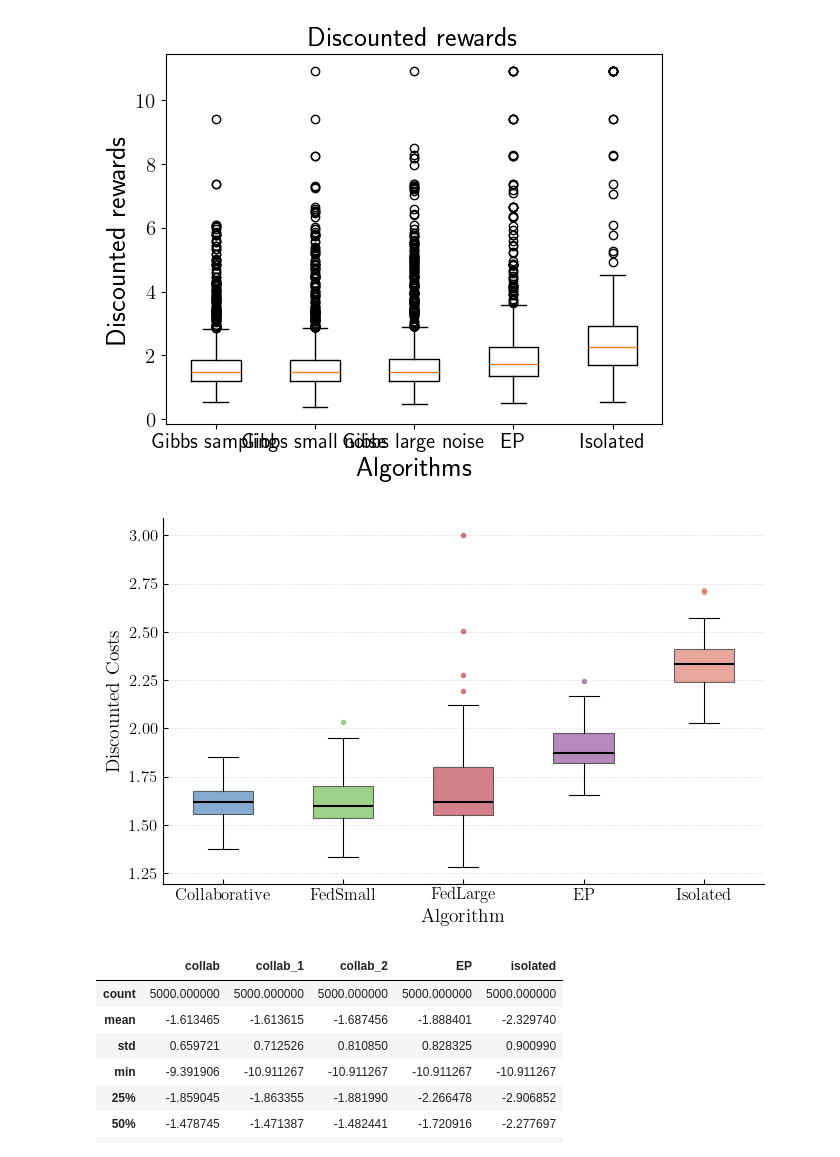
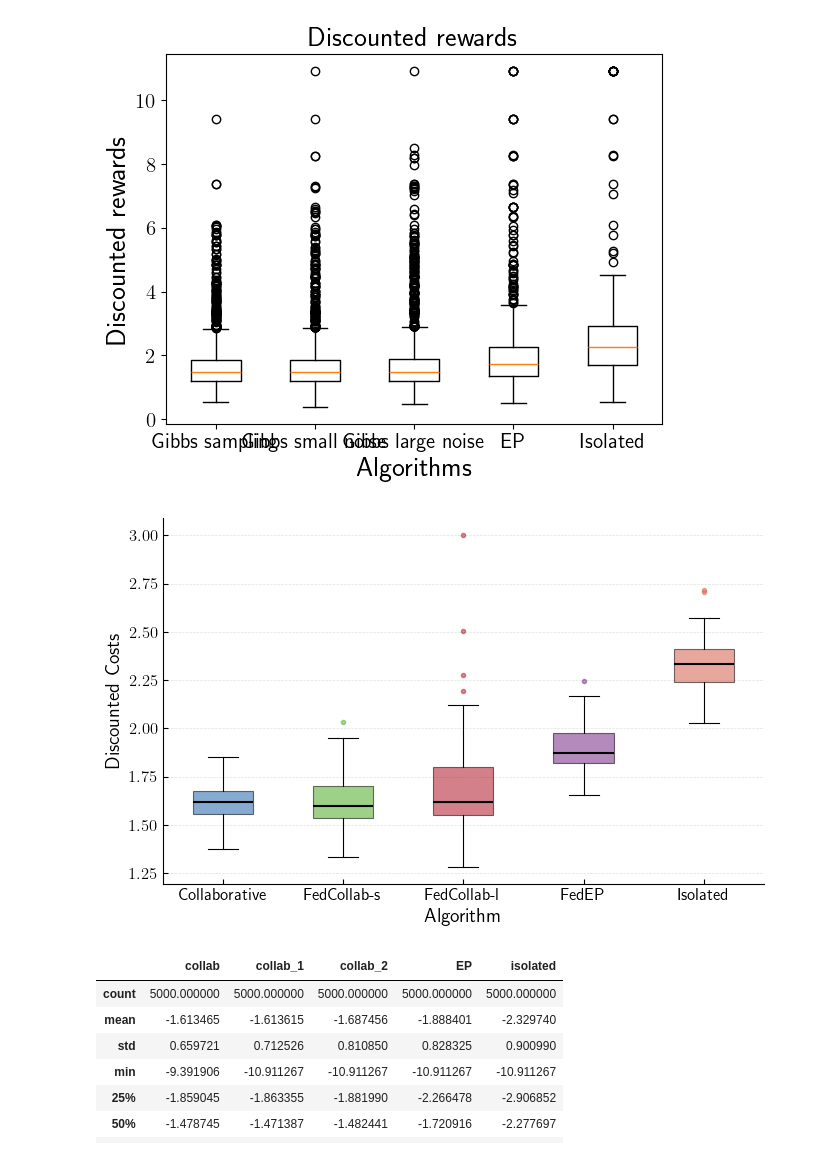
Before and after one commit to pmano-uw/federated_CBM, a Jupyter notebook: linear_degradation_signal/Plot.ipynb, the cells around one changed output. Drawn from its saved outputs; the diff is of its cells as text; code cells hidden in the pictures.

```diff
--- a/linear_degradation_signal/Plot.ipynb
+++ b/linear_degradation_signal/Plot.ipynb
@@ -86,8 +86,8 @@ plt.show()
 # %%
 # --- Style setup (same as main figure) ---
 plt.rcParams.update({
-    'font.family': 'serif',
-    'font.serif': ['Times New Roman', 'DejaVu Serif'],
+    'font.family': 'sans-serif',
+    'font.sans-serif': ['Myriad Pro', 'Fira Sans', 'Source Sans Pro', 'Helvetica Neue'],
     'font.size': 14,
     'axes.titlesize': 15,
     'axes.labelsize': 14,
@@ -117,39 +117,40 @@ COLOR_EP       = '#762A83'
 COLOR_ISO      = '#D6604D'
 
 COLORS = [COLOR_COLLAB, COLOR_FEDSMALL, COLOR_FEDLARGE, COLOR_EP, COLOR_ISO]
-LABELS = ['Collaborative', 'FedSmall', 'FedLarge', 'EP', 'Isolated']
+LABELS = ['Collaborative', 'FedCollab-s', 'FedCollab-l', 'FedEP', 'Isolated']
 
 # --- Figure ---
 fig, ax = plt.subplots(figsize=(7, 4.5))
 
 bp = ax.boxplot(
     sim_accu_total,
     labels=LABELS,
     patch_artist=True,       # needed to fill boxes with color
     medianprops=dict(color='black', linewidth=1.5),
     whiskerprops=dict(linewidth=0.8),
     capprops=dict(linewidth=0.8),
     flierprops=dict(marker='o', markersize=3, linestyle='none', alpha=0.5),
     boxprops=dict(linewidth=0.8),
 )
 
 # Apply palette to each box and its outlier markers
 for patch, flier, color in zip(bp['boxes'], bp['fliers'], COLORS):
     patch.set_facecolor(color)
     patch.set_alpha(0.55)
     flier.set_markerfacecolor(color)
     flier.set_markeredgecolor(color)
 
 # --- Axes ---
 ax.set_xlabel("Algorithm")
 ax.set_ylabel("Discounted Costs")
 
 ax.grid(True, which='major', axis='y', linestyle='--', linewidth=0.5, alpha=0.4)
 
 fig.tight_layout()
+fig.savefig('cost_plot.pdf', dpi=300, bbox_inches='tight')
 plt.show()
 # %% [output]
-[figure, old version]
+[figure, new version]
 # %%
 df_data.describe()
 # %% [output]
```
Also changed, not shown: parts of 2 cells of this notebook, 14 other files.
